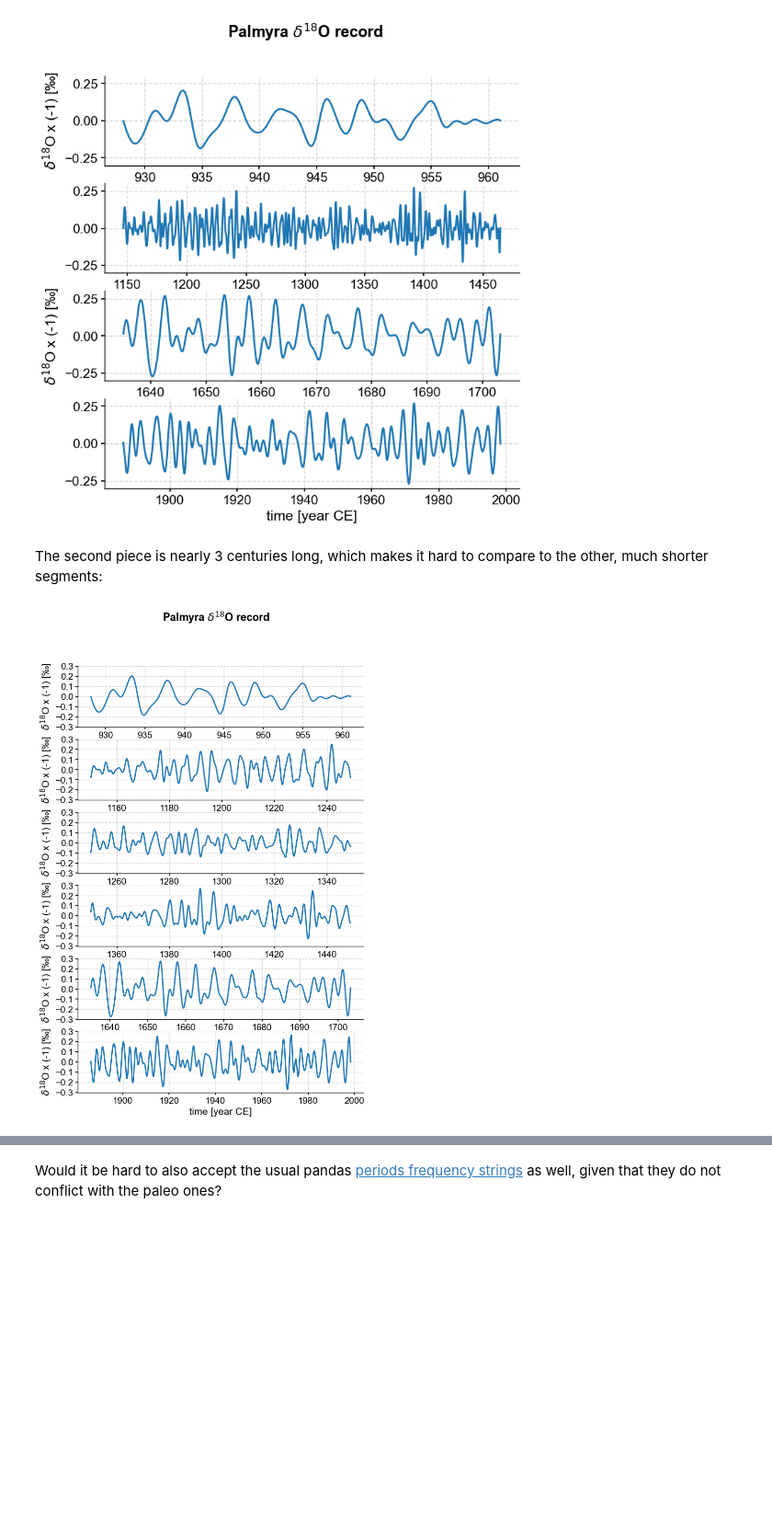
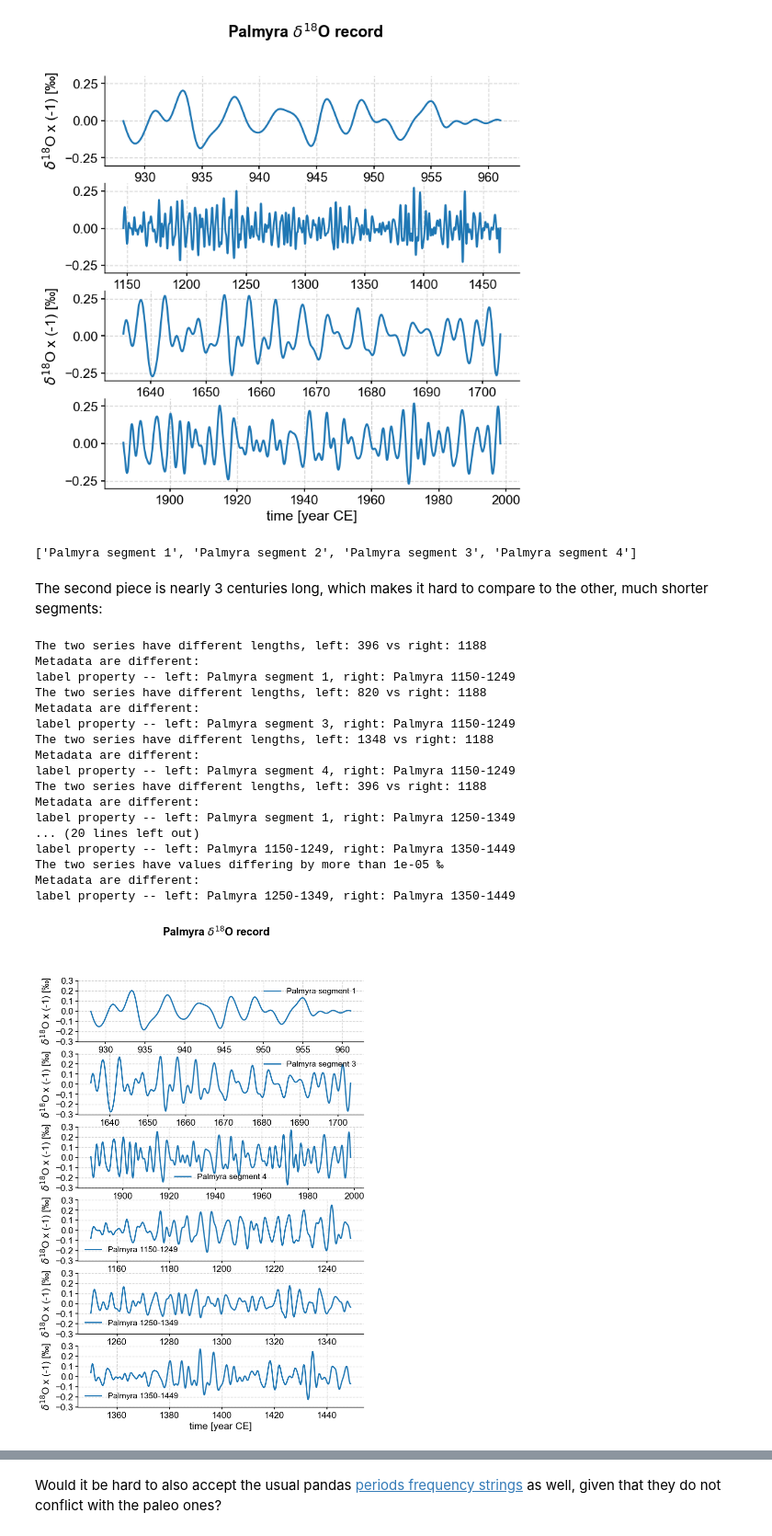
Before and after one commit to LinkedEarth/paleoPandas, a Jupyter notebook: notebooks/palmyra.ipynb, the cells around one changed output, grey strips where cells are left out. Shown at 92% size. Drawn from its saved outputs; the diff is of its cells as text; code cells hidden in the pictures; blank space fills up the shorter version.

```diff
--- a/notebooks/palmyra.ipynb
+++ b/notebooks/palmyra.ipynb
@@ -26,7 +26,8 @@ The autoreload extension is already loaded. To reload it, use:
 Load it into a Pyleoclim Series, and flip so up means "warmer/fresher", indicative of El Niño conditions
 # %%
 pal = pyleo.Series(time=df['age'], time_name='time', time_unit='year CE',
-                       value=df['d18O'], value_name='$\delta^{18}$O', value_unit=u'‰').flip()
+                   value=df['d18O'], value_name='$\delta^{18}$O', value_unit=u'‰',
+                   label='Palmyra').flip()
 pal.plot(marker='o',alpha=0.2, linewidth =0)
 # %% [output]
 Time axis values sorted in ascending order
@@ -49,7 +53,0 @@ It is well-known that the 20th century warming signal has been accompanied by la
-# %%
-pals28 = pals.copy()
-fig, ax = plt.subplots(2,2, sharey=True, figsize = (12,8))
-ax = ax.flatten()
-for i, ts, in enumerate(pals.series_list):
-    ts28 = ts.filter(cutoff_scale=[2,8], method = 'lanczos')
-    ts28.plot(ax=ax[i])
@@ -66,7 +57,7 @@ fig, ax = plt.subplots(4,1, figsize = (8,8),sharey=True)
 ax = ax.flatten()
 for i, ts, in enumerate(pals.series_list):
     ts28 = ts.interp(step=1/12).filter(cutoff_scale=[2,8]).center()
-    ts28.plot(ax=ax[i])
+    ts28.plot(ax=ax[i],label='')
     pals28.series_list[i] = ts28
 ax[0].set_xlabel(''); ax[1].set_xlabel('');
 ax[1].set_ylabel(''); ax[3].set_ylabel('');
@@ -74,25 +65,54 @@ fig.suptitle('Palmyra $\delta^{18}$O record', fontweight = 'bold')
 # %% [output]
 Text(0.5, 0.98, 'Palmyra $\\delta^{18}$O record')
 [figure]
+# %%
+labels = [ts.label for ts in pals28.series_list]
+print(labels)
+# %% [output]
+['Palmyra segment 1', 'Palmyra segment 2', 'Palmyra segment 3', 'Palmyra segment 4']
 # %% [markdown]
 The second piece is nearly 3 centuries long, which makes it hard to compare to the other, much shorter segments:
 # %%
 ts12 = pals28.series_list[1].sel(time=slice(1150,1249))
+ts12.label = 'Palmyra 1150-1249'
 ts13 = pals28.series_list[1].sel(time=slice(1250,1349))
+ts13.label = 'Palmyra 1250-1349'
 ts14 = pals28.series_list[1].sel(time=slice(1350,1449))
+ts14.label = 'Palmyra 1350-1449'
 
-ms_plot = pyleo.MultipleSeries([pals28.series_list[0], ts12, ts13, ts14,
-                                pals28.series_list[2], pals28.series_list[3]])
+# remove the second piece
+pals28.remove('Palmyra segment 2')
+ms_plot = pals28 + ts12 + ts13 + ts14
+
+#ms_plot = pyleo.MultipleSeries([pals28.series_list[0], ts12, ts13, ts14,
+                                #pals28.series_list[2], pals28.series_list[3]])
 
 fig, ax = plt.subplots(6,1, figsize = (8,12),sharey=True)
 
 ax = ax.flatten()
 for i, ts, in enumerate(ms_plot.series_list):
     ts.plot(ax=ax[i])
     ax[i].set_yticks(np.arange(-.3, .35, step=.1))
 fig.suptitle('Palmyra $\delta^{18}$O record', fontweight = 'bold')
 fig.savefig('./palmyra_segments_2-8bandpass.pdf',dpi=300)
 # %% [output]
+The two series have different lengths, left: 396 vs right: 1188
+Metadata are different:
+label property -- left: Palmyra segment 1, right: Palmyra 1150-1249
+The two series have different lengths, left: 820 vs right: 1188
+Metadata are different:
+label property -- left: Palmyra segment 3, right: Palmyra 1150-1249
+The two series have different lengths, left: 1348 vs right: 1188
+Metadata are different:
+label property -- left: Palmyra segment 4, right: Palmyra 1150-1249
+The two series have different lengths, left: 396 vs right: 1188
+Metadata are different:
+label property -- left: Palmyra segment 1, right: Palmyra 1250-1349
+... (20 lines left out)
+label property -- left: Palmyra 1150-1249, right: Palmyra 1350-1449
+The two series have values differing by more than 1e-05 ‰
+Metadata are different:
+label property -- left: Palmyra 1250-1349, right: Palmyra 1350-1449
-[figure, old version]
+[figure, new version]
 # %% [markdown]
 ## Monthly resampling
```
Also changed, not shown: parts of 8 cells of this notebook.
